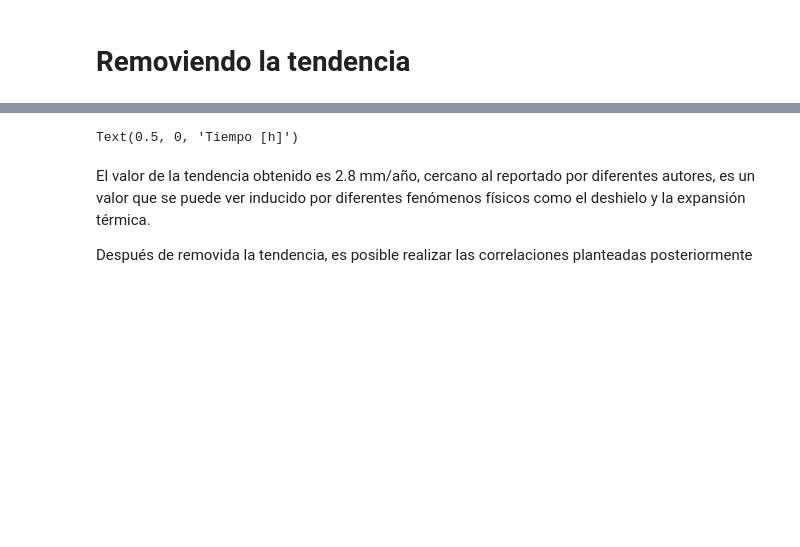
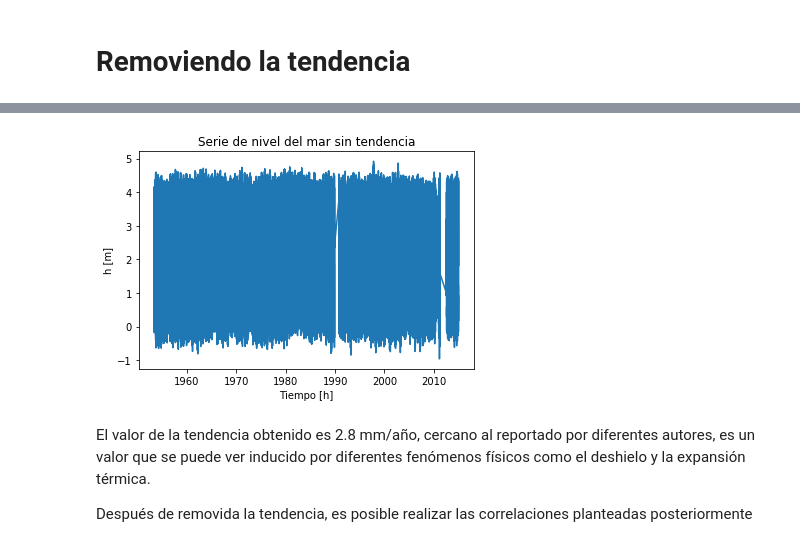
Before and after one commit to FrankAyalaC/Nivel-del-mar-en-Buenaventura, a Jupyter notebook: Scripts/TDG_2019.ipynb, the cells around one changed output, grey strips where cells are left out. Saved outputs shown, nothing was run; the diff lists cells and outputs as text; code cells hidden in the pictures; blank space fills up the shorter version.

```diff
--- a/Scripts/TDG_2019.ipynb
+++ b/Scripts/TDG_2019.ipynb
@@ -75,4 +64,4 @@ Dado que los valores de correlación lineales  se calculan para series estaciona
 # %%
 # Es importante descontar la tendencia de la serie temporal de marea
-ft=pd.DataFrame({"nmm":serie_nmm2.values,"año":[i for i in serie_nmm2.index.year]},index=serie_nmm2.index)
-ft=ft.groupby(["año"]).mean()
+nmm_anual=pd.DataFrame({"nmm":serie_nmm.values,"año":[i for i in serie_nmm.index.year]},index=serie_nmm.index)
+nmm_anual=nmm_anual.groupby(["año"]).mean()
@@ -79,15 +85,15 @@ ft=ft.groupby(["año"]).mean()
 # %%
 desnivel=ft.iloc[-1]-ft.iloc[0]
 tendencia=desnivel/(ft.index[-1]-ft.index[0])
-# vector_resta2=np.ones((len(serie_nmm2),))*(float(tendencia)/8760)
-serie_resta=pd.Series(data=[i*(float(tendencia)/8760) for i in range(len(serie_nmm2))],
-                      index=serie_nmm2.index)
+serie_resta=pd.Series(data=[i*(float(tendencia)/8760) for i in range(len(serie_nmm))],
+                      index=serie_nmm.index)
 # %%
-serie_nmm=serie_nmm2-serie_resta
+serie_nmm=serie_nmm-serie_resta
 plt.figure()
-# plt.plot(serie_nmm_fill)
 plt.plot(serie_nmm)
 plt.title("Serie de nivel del mar sin tendencia")
 plt.ylabel("h [m]")
 plt.xlabel("Tiempo [h]")
+
+plt.show()
 # %% [output]
@@ -96,4 +100,4 @@ plt.xlabel("Tiempo [h]")
-Text(0.5, 0, 'Tiempo [h]')
+[figure, added]
 # %%
 f=pd.DataFrame({"nmm":serie_nmm.values,"año":[i for i in serie_nmm.index.year]},index=serie_nmm.index)
 f=f.groupby(["año"]).mean()
```
Also changed, not shown: parts of 12 cells of this notebook, 3 other files.
